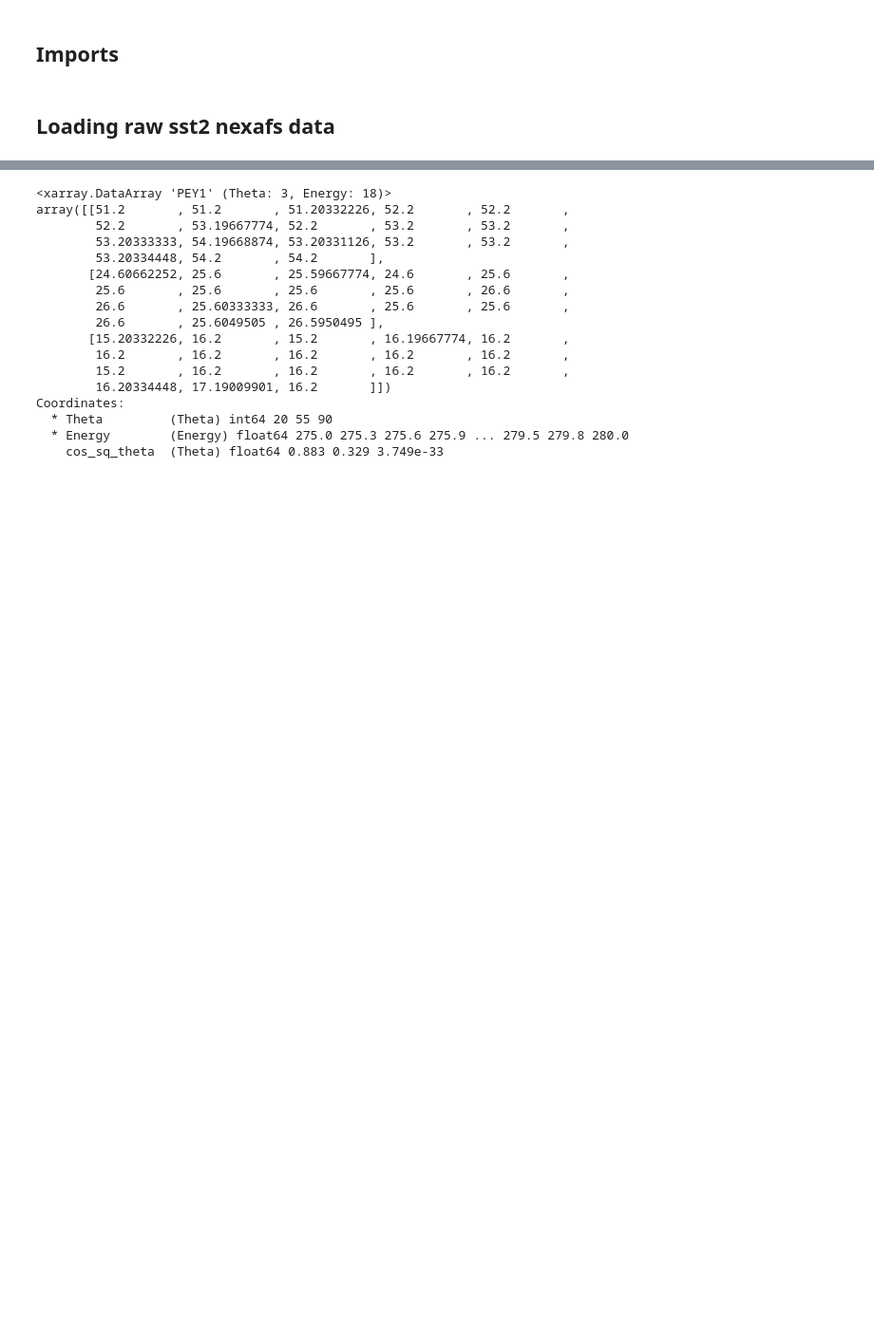
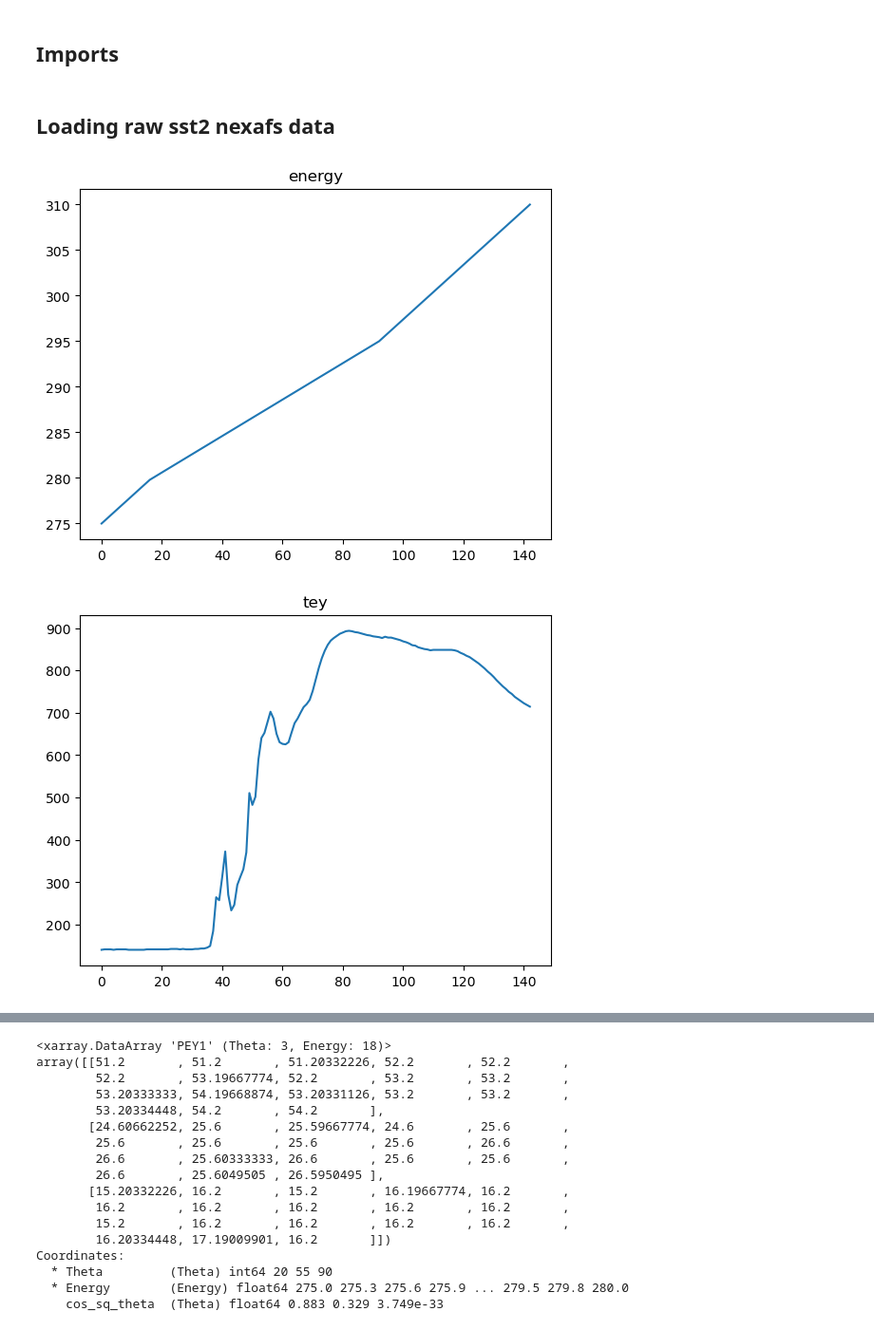
Before and after one commit to andrewjlevin/rsoxs_suite, a Jupyter notebook: sst1_notebooks/pey_sst2_loading.ipynb, the cells around one changed output, grey strips where cells are left out. Shown at 95% size. Cells and saved outputs as stored; diff of their text form; code cells hidden in the pictures; blank space fills up the shorter version.

```diff
--- a/sst1_notebooks/pey_sst2_loading.ipynb
+++ b/sst1_notebooks/pey_sst2_loading.ipynb
@@ -19,0 +54,9 @@ outPath = propPath.joinpath('processed_data')
+# %%
+names = ['energy', 'tey', 'i_ref', 'pey', 'i_0', 'm4c', 'fy_csi']
+for num in range(7):
+    plt.plot(d[:,num])
+    plt.title(f'{names[num]}')
+    plt.show()
+# %% [output]
+[figure, added]
+[figure, added]
```
Also changed, not shown: parts of 8 cells of this notebook, 1 other file.
